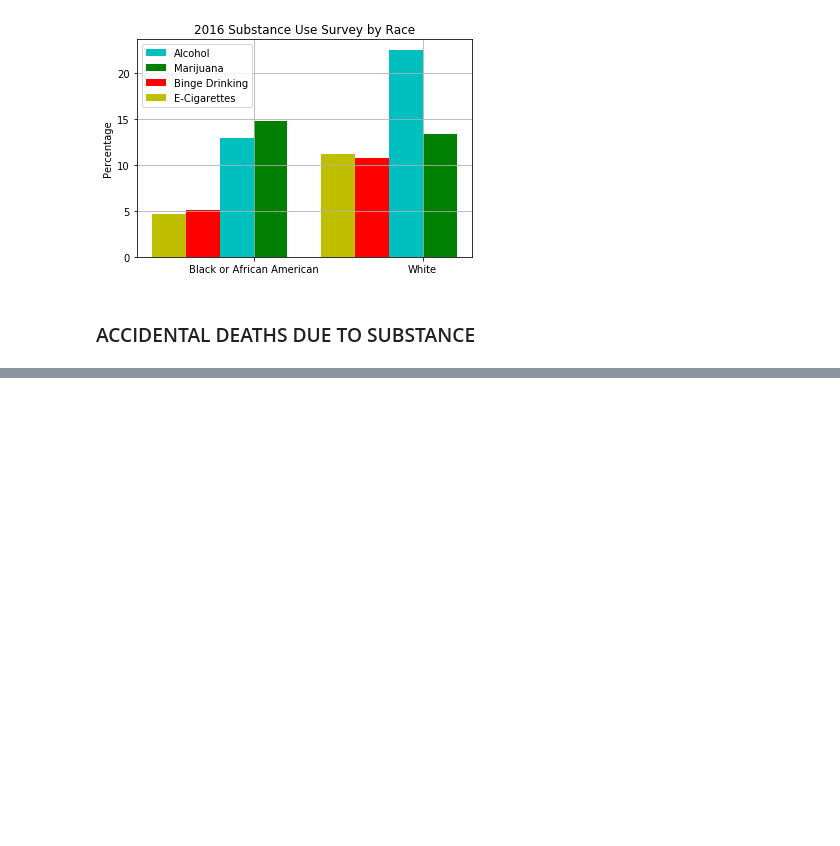
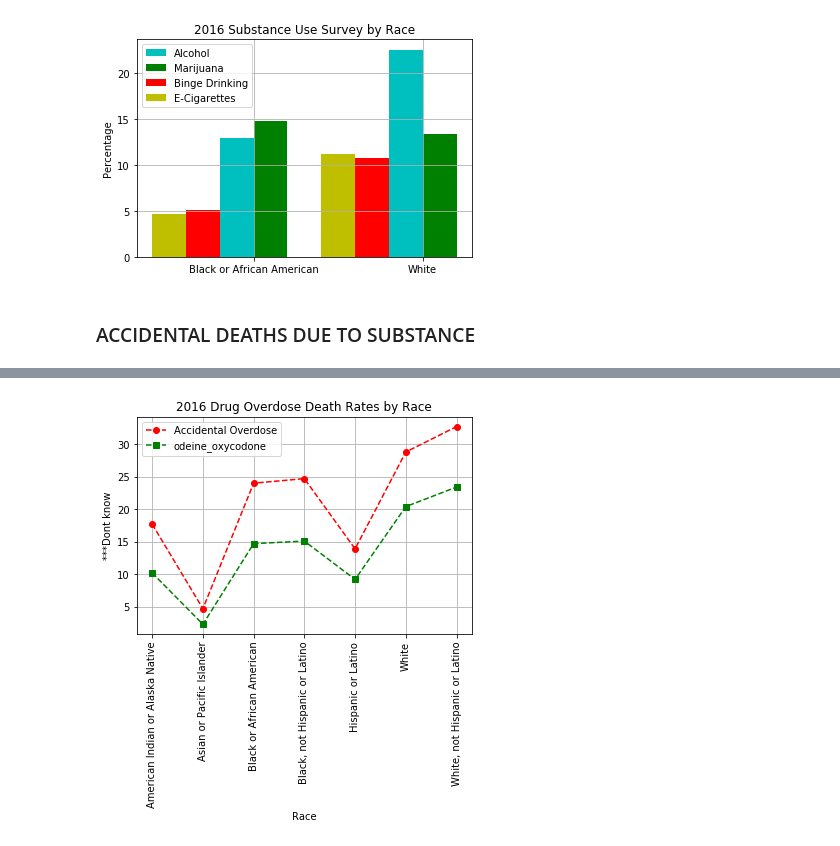
Before and after one commit to sarathus/Team5, a Jupyter notebook: pseudo_code.ipynb, the cells around one changed output, grey strips where cells are left out. Drawn from its saved outputs; the diff is of its cells as text; code cells hidden in the pictures; blank space fills up the shorter version.

```diff
--- a/pseudo_code.ipynb
+++ b/pseudo_code.ipynb
@@ -196,0 +286,9 @@ plt.show
+# %%
+race_summary= test_group3.pivot_table(index='Age_Race',
+                                     columns='Drug',
+                                     values = '2016',aggfunc='first')
+race_summary=race_summary.drop(['All ages, age-adjusted2/','All ages, crude','15–24 years','25–34 years','35–44 years',\
+                               '45–54 years','55–64 years','65–74 years','75–84 years','85 years and over',\
+                               'Under 15 years'])
+
+race_summary
@@ -196,0 +305,21 @@ plt.show
+# %%
+x_axis=race_summary.index
+y_od=race_summary['Accidental Overdose']
+
+y_oxy=race_summary['odeine_oxycodone']
+
+
+plt.title('2016 Drug Overdose Death Rates by Race')
+plt.xlabel('Race')
+plt.ylabel('***Dont know')
+plt.grid(b=True)
+plt.plot(x_axis,y_od,color='red',marker='o',linestyle='--')
+plt.plot(x_axis,y_oxy,color='green',marker='s',linestyle='--')
+
+# rotate x labels to fit the long strings
+plt.xticks(rotation='vertical')
+
+plt.legend()
+plt.show()
+# %% [output]
+[figure, added]
```
Also changed, not shown: parts of 7 cells of this notebook.
